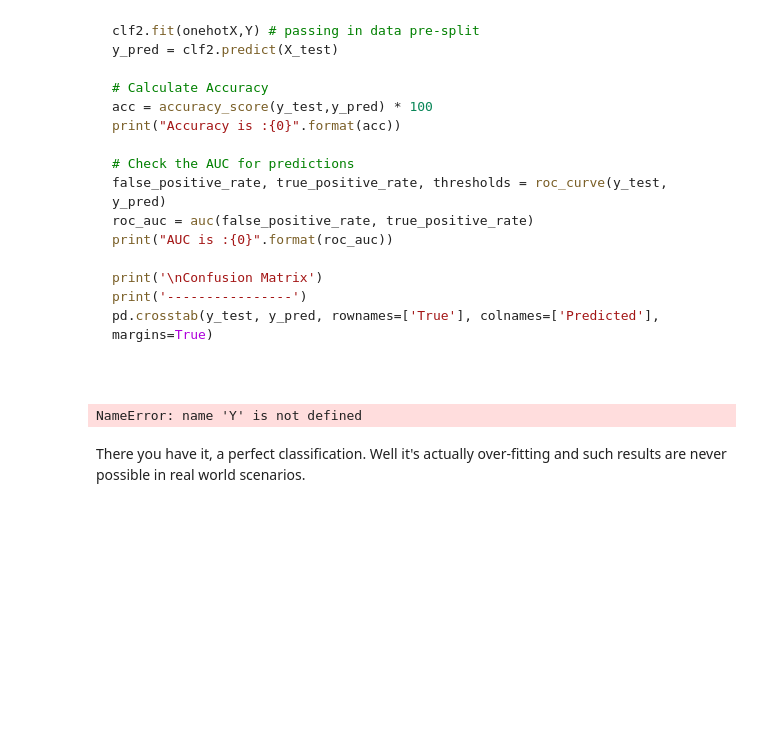
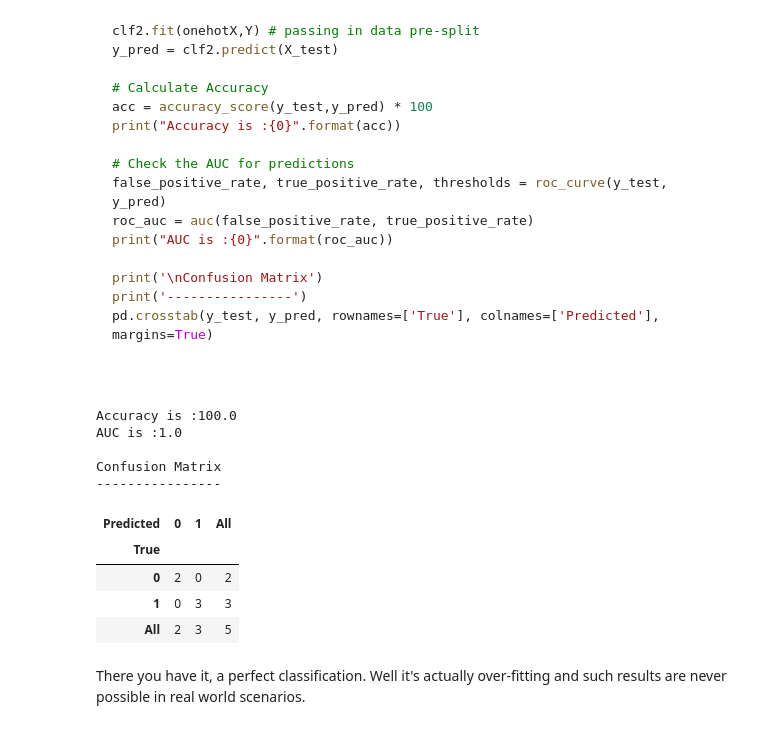
Before and after one commit to ntk38/dsc-3-31-06-decision-tree-scikitlearn-codealong-nyc-ds-career-012819, a Jupyter notebook: index.ipynb, the cells around one changed output. Saved outputs shown, nothing was run; the diff lists cells and outputs as text; code cells hidden in the pictures; blank space fills up the shorter version.

```diff
--- a/index.ipynb
+++ b/index.ipynb
@@ -225,26 +225,35 @@ pd.crosstab(y_test, y_pred, rownames=['True'], colnames=['Predicted'], margins=T
 # %%
 # Code here
 
 # train another classifier with complete dataset
 clf2= DecisionTreeClassifier(criterion='entropy')
 
-clf2.fit(onehotX,Y) # passing in data pre-split
+clf2.fit(onehotX,y) # passing in data pre-split
 y_pred = clf2.predict(X_test)
 
 # Calculate Accuracy
 acc = accuracy_score(y_test,y_pred) * 100
 print("Accuracy is :{0}".format(acc))
 
 # Check the AUC for predictions
 false_positive_rate, true_positive_rate, thresholds = roc_curve(y_test, y_pred)
 roc_auc = auc(false_positive_rate, true_positive_rate)
 print("AUC is :{0}".format(roc_auc))
 
 print('\nConfusion Matrix')
 print('----------------')
 pd.crosstab(y_test, y_pred, rownames=['True'], colnames=['Predicted'], margins=True)
 # %% [output]
-NameError: name 'Y' is not defined
+Accuracy is :100.0
+AUC is :1.0
+
+Confusion Matrix
+----------------
+| Predicted | 0 | 1 | All |
+| True |  |  |  |
+| 0 | 2 | 0 | 2 |
+| 1 | 0 | 3 | 3 |
+| All | 2 | 3 | 5 |
 # %% [markdown]
 There you have it, a perfect classification. Well it's actually over-fitting and such results are never possible in real world scenarios.
 # %% [markdown]
```
